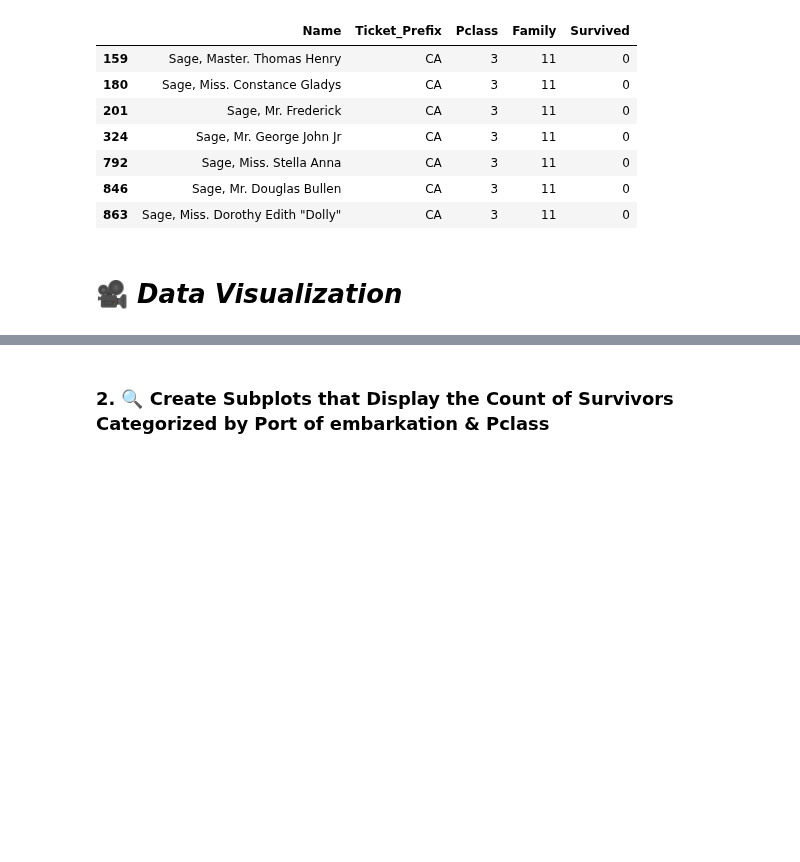
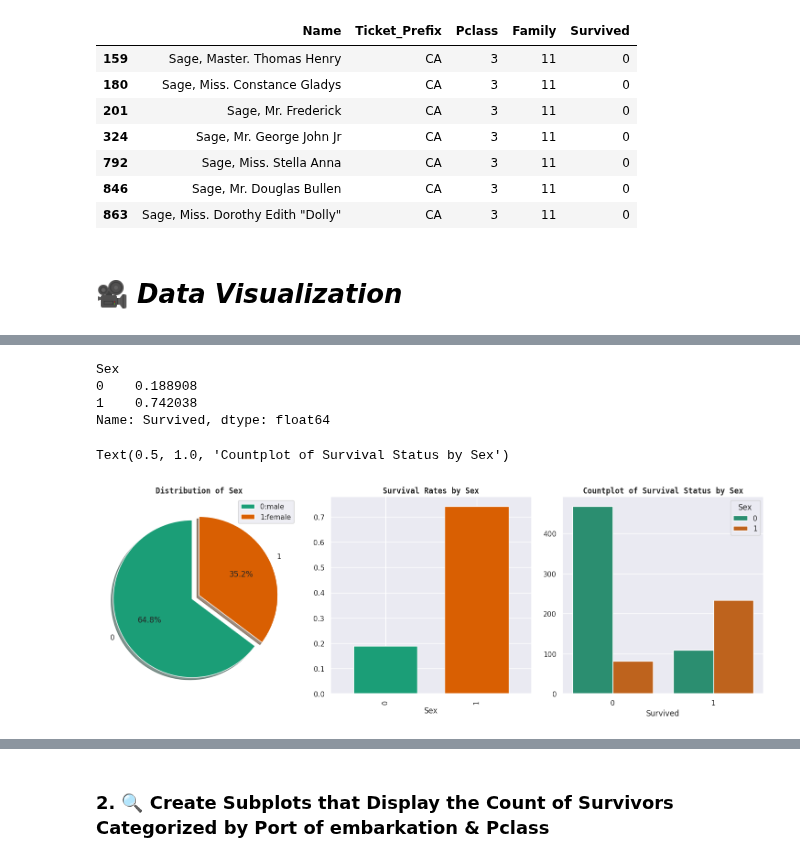
Before and after one commit to yigaai/StoryTelling_with_Data_myTelescope, a Jupyter notebook: titanic-survival-prediction.ipynb, the cells around one changed output, grey strips where cells are left out. Cells and saved outputs as stored; diff of their text form; code cells hidden in the pictures; blank space fills up the shorter version.

```diff
--- a/titanic-survival-prediction.ipynb
+++ b/titanic-survival-prediction.ipynb
@@ -419,0 +447,41 @@ plt.show()
+# %%
+df.groupby('Sex')['Survived'].mean()
+# %% [output]
+Sex
+0    0.188908
+1    0.742038
+Name: Survived, dtype: float64
+# %%
+fig, axes = plt.subplots(1,3, figsize=(15,5))
+
+df['Sex'].value_counts().plot(kind='pie',
+                      autopct='%1.1f%%',
+                      startangle=90,
+                      explode=[0.1,0],
+                      shadow=True,
+                      ax=axes[0])
+
+legend_map= {0:'0:male',
+            1: '1:female'}
+axes[0].set(ylabel='')
+axes[0].set_title('Distribution of Sex', fontweight='bold', fontfamily='monospace')
+axes[0].legend(labels=[legend_map[0], legend_map[1]])
+plt.tight_layout()
+
+df.groupby('Sex')['Survived'].mean().plot(kind='bar',
+                                          width=0.7,
+                                          color=['#1b9e77', '#d95f02'],
+                                          ax=axes[1])
+axes[1].set_title('Survival Rates by Sex', fontweight='bold', fontfamily='monospace' )
+
+
+
+sns.countplot(data=df,
+             x='Survived',
+             hue='Sex',
+             ax=axes[2])
+axes[2].set(ylabel='')
+axes[2].set_title('Countplot of Survival Status by Sex', fontweight='bold', fontfamily='monospace' )
+# %% [output]
+Text(0.5, 1.0, 'Countplot of Survival Status by Sex')
+[figure, added]
```
Also changed, not shown: parts of 18 cells of this notebook.
